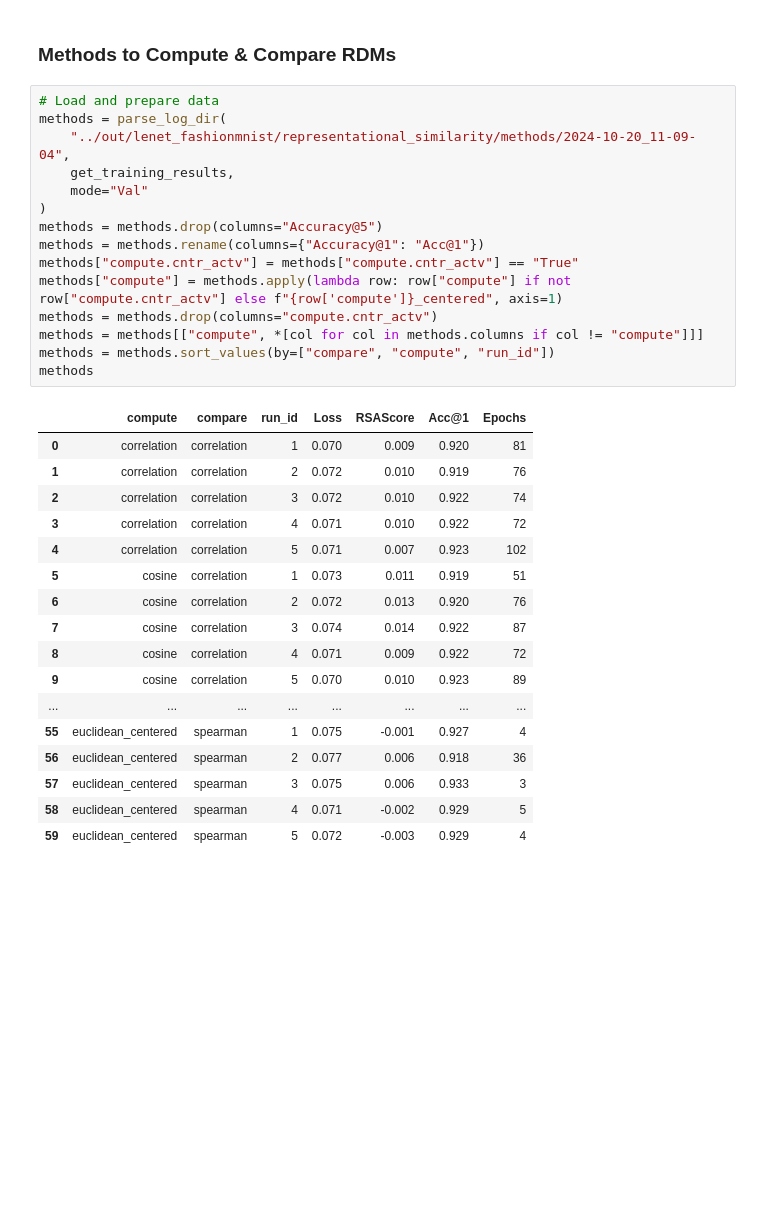
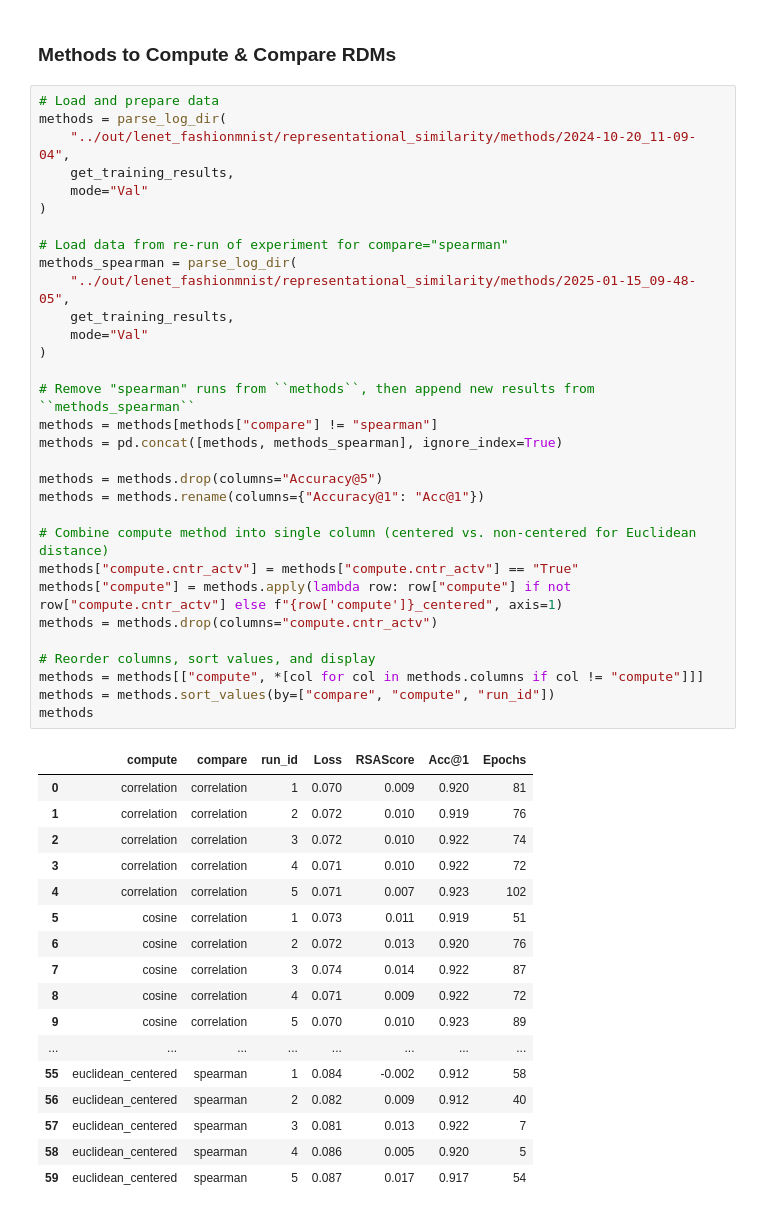
Before and after one commit to mrvnthss/rsa-vision-networks, a Jupyter notebook: notebooks/5.4-mt-rsa-lenet-fashionmnist.ipynb, the cells around one changed output. Drawn from its saved outputs; the diff is of its cells as text; blank space fills up the shorter version.

```diff
--- a/notebooks/5.4-mt-rsa-lenet-fashionmnist.ipynb
+++ b/notebooks/5.4-mt-rsa-lenet-fashionmnist.ipynb
@@ -972,36 +972,52 @@ save_figure(
 # %%
 # Load and prepare data
 methods = parse_log_dir(
     "../out/lenet_fashionmnist/representational_similarity/methods/2024-10-20_11-09-04",
     get_training_results,
     mode="Val"
 )
+
+# Load data from re-run of experiment for compare="spearman"
+methods_spearman = parse_log_dir(
+    "../out/lenet_fashionmnist/representational_similarity/methods/2025-01-15_09-48-05",
+    get_training_results,
+    mode="Val"
+)
+
+# Remove "spearman" runs from ``methods``, then append new results from ``methods_spearman``
+methods = methods[methods["compare"] != "spearman"]
+methods = pd.concat([methods, methods_spearman], ignore_index=True)
+
 methods = methods.drop(columns="Accuracy@5")
 methods = methods.rename(columns={"Accuracy@1": "Acc@1"})
+
+# Combine compute method into single column (centered vs. non-centered for Euclidean distance)
 methods["compute.cntr_actv"] = methods["compute.cntr_actv"] == "True"
 methods["compute"] = methods.apply(lambda row: row["compute"] if not row["compute.cntr_actv"] else f"{row['compute']}_centered", axis=1)
 methods = methods.drop(columns="compute.cntr_actv")
+
+# Reorder columns, sort values, and display
 methods = methods[["compute", *[col for col in methods.columns if col != "compute"]]]
 methods = methods.sort_values(by=["compare", "compute", "run_id"])
 methods
 # %% [output]
 |  | compute | compare | run_id | Loss | RSAScore | Acc@1 | Epochs |
 | 0 | correlation | correlation | 1 | 0.070 | 0.009 | 0.920 | 81 |
 | 1 | correlation | correlation | 2 | 0.072 | 0.010 | 0.919 | 76 |
 | 2 | correlation | correlation | 3 | 0.072 | 0.010 | 0.922 | 74 |
 | 3 | correlation | correlation | 4 | 0.071 | 0.010 | 0.922 | 72 |
 | 4 | correlation | correlation | 5 | 0.071 | 0.007 | 0.923 | 102 |
 | 5 | cosine | correlation | 1 | 0.073 | 0.011 | 0.919 | 51 |
 | 6 | cosine | correlation | 2 | 0.072 | 0.013 | 0.920 | 76 |
 | 7 | cosine | correlation | 3 | 0.074 | 0.014 | 0.922 | 87 |
 | 8 | cosine | correlation | 4 | 0.071 | 0.009 | 0.922 | 72 |
 | 9 | cosine | correlation | 5 | 0.070 | 0.010 | 0.923 | 89 |
 | ... | ... | ... | ... | ... | ... | ... | ... |
-| 55 | euclidean_centered | spearman | 1 | 0.075 | -0.001 | 0.927 | 4 |
-| 56 | euclidean_centered | spearman | 2 | 0.077 | 0.006 | 0.918 | 36 |
-| 57 | euclidean_centered | spearman | 3 | 0.075 | 0.006 | 0.933 | 3 |
-| 58 | euclidean_centered | spearman | 4 | 0.071 | -0.002 | 0.929 | 5 |
-| 59 | euclidean_centered | spearman | 5 | 0.072 | -0.003 | 0.929 | 4 |
+| 55 | euclidean_centered | spearman | 1 | 0.084 | -0.002 | 0.912 | 58 |
+| 56 | euclidean_centered | spearman | 2 | 0.082 | 0.009 | 0.912 | 40 |
+| 57 | euclidean_centered | spearman | 3 | 0.081 | 0.013 | 0.922 | 7 |
+| 58 | euclidean_centered | spearman | 4 | 0.086 | 0.005 | 0.920 | 5 |
+| 59 | euclidean_centered | spearman | 5 | 0.087 | 0.017 | 0.917 | 54 |
 # %%
 # Plot data
 with sns.axes_style({"axes.edgecolor": anthracite}):
```
Also changed, not shown: parts of 6 cells of this notebook, 3 other files.
